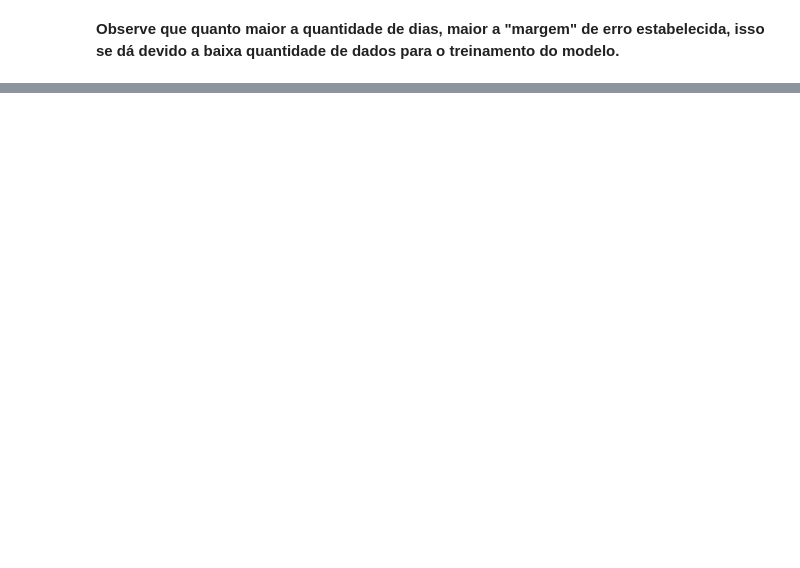
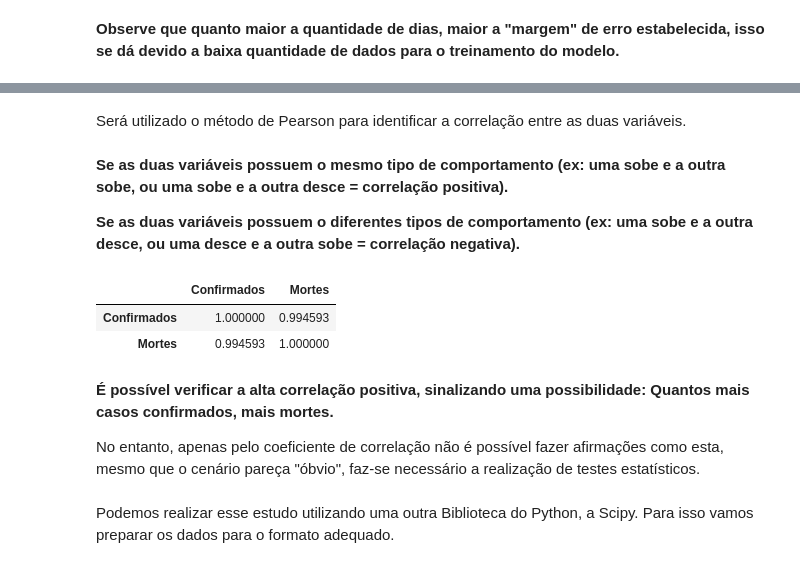
Before and after one commit to italolima04/estudo-covid-19-quixada, a Jupyter notebook: Estudo_COVID_Quixadá.ipynb, the cells around one changed output, grey strips where cells are left out. Drawn from its saved outputs; the diff is of its cells as text; code cells hidden in the pictures; blank space fills up the shorter version.

Commit message:
Estudo de Correlação Adicionado

```diff
--- a/Estudo_COVID_Quixadá.ipynb
+++ b/Estudo_COVID_Quixadá.ipynb
@@ -928,0 +959,19 @@ deaths_fore_cast_plot =  prophet.plot(prevision)
+# %% [markdown]
+Será utilizado o método de Pearson para identificar a correlação entre as duas variáveis.
+# %% [markdown]
+**Se as duas variáveis possuem o mesmo tipo de comportamento (ex: uma sobe e a outra sobe, ou uma sobe e a outra desce = correlação positiva).**
+
+**Se as duas variáveis possuem o diferentes tipos de comportamento (ex: uma sobe e a outra desce, ou uma desce e a outra sobe = correlação negativa).**
+# %%
+#Utilizando Método que calcula o coeficiente de Correlação através do Método de Pearson.
+df_correlation.corr(method='pearson')
+# %% [output]
+|  | Confirmados | Mortes |
+| Confirmados | 1.000000 | 0.994593 |
+| Mortes | 0.994593 | 1.000000 |
+# %% [markdown]
+**É possível verificar a alta correlação positiva, sinalizando uma possibilidade: Quantos mais casos confirmados, mais mortes.**
+
+No entanto, apenas pelo coeficiente de correlação não é possível fazer afirmações como esta, mesmo que o cenário pareça "óbvio", faz-se necessário a realização de testes estatísticos.
+# %% [markdown]
+Podemos realizar esse estudo utilizando uma outra Biblioteca do Python, a Scipy. Para isso vamos preparar os dados para o formato adequado.
```
Also changed, not shown: parts of 64 cells of this notebook.
